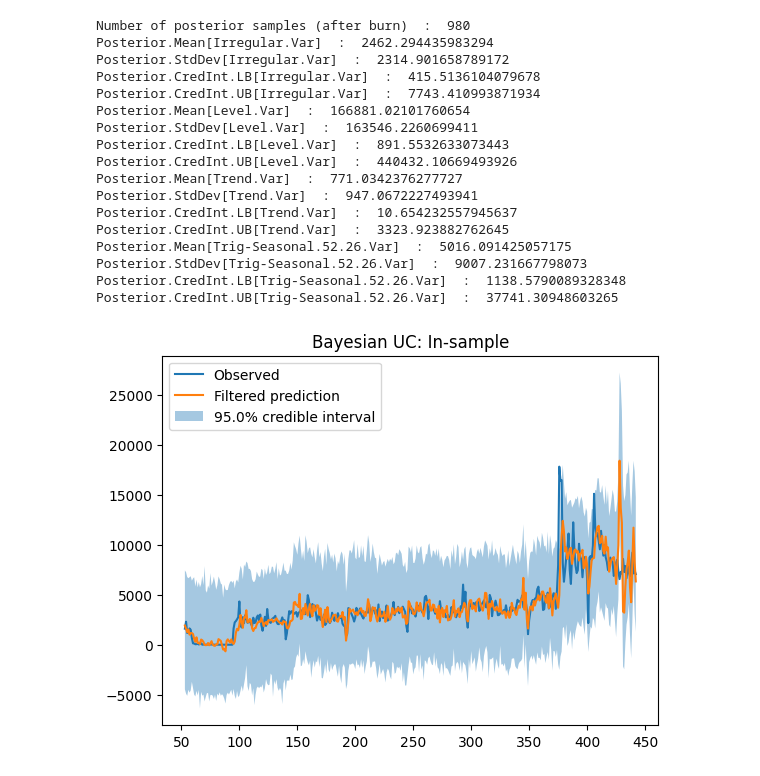
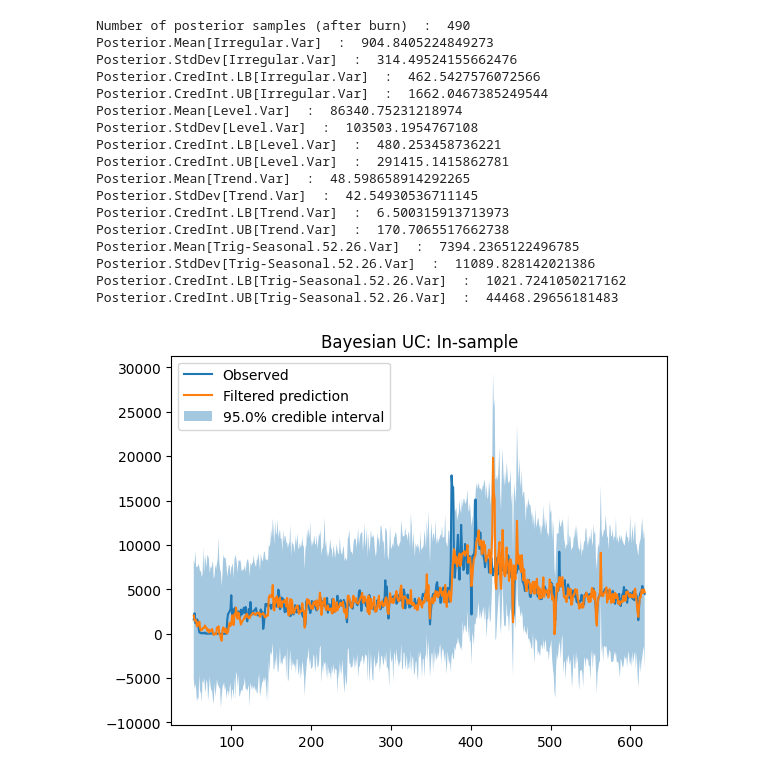
Before and after one commit to akmiller01/bse-transformer-seminar, a Jupyter notebook: buc.ipynb, the cells around one changed output. Drawn from its saved outputs; the diff is of its cells as text; code cells hidden in the pictures.

```diff
--- a/buc.ipynb
+++ b/buc.ipynb
@@ -3,8 +3,6 @@ from pybuc import buc
 import numpy as np
 import pandas as pd
 import matplotlib.pyplot as plt
-from statsmodels.tsa.statespace.sarimax import SARIMAX
-from statsmodels.tsa.statespace.structural import UnobservedComponents
 from datetime import datetime
 
 
@@ -20,7 +18,7 @@ def parser(x):
 
 series = pd.read_csv('data/visitors.csv', header=0, parse_dates=[0], index_col=0, date_parser=parser)
 series.index = series.index.to_period('W')
-hold_out_size = int(series.shape[0] * 0.34)
+hold_out_size = 52
 series = series.astype(float)
 
 # Create train and test sets
@@ -29,50 +27,50 @@ y_test = series.iloc[-hold_out_size:]
 # %%
 bayes_uc = buc.BayesianUnobservedComponents(response=y_train,
                                             level=True, stochastic_level=True,
                                             trend=True, stochastic_trend=True,
                                             trig_seasonal=((52, 0),), stochastic_trig_seasonal=(True,),
                                             seed=123)
-post = bayes_uc.sample(1000)
-mcmc_burn = 20
+post = bayes_uc.sample(500)
+mcmc_burn = 10
 
 # Print summary of estimated parameters
 for key, value in bayes_uc.summary(burn=mcmc_burn).items():
     print(key, ' : ', value)
 
 # Plot in-sample fit against actuals
 bayes_uc.plot_post_pred_dist(burn=mcmc_burn)
 plt.title('Bayesian UC: In-sample')
 plt.show()
 
 # Plot time series components
 bayes_uc.plot_components(burn=mcmc_burn, smoothed=True)
 plt.show()
 
 # Plot trace of posterior
 bayes_uc.plot_trace(burn=mcmc_burn)
 plt.show()
 
 # Get and plot forecast
 forecast, _ = bayes_uc.forecast(hold_out_size, mcmc_burn)
 forecast_mean = np.mean(forecast, axis=0)
 forecast_l95 = np.quantile(forecast, 0.025, axis=0).flatten()
 forecast_u95 = np.quantile(forecast, 0.975, axis=0).flatten()
 # %% [output]
-Number of posterior samples (after burn)  :  980
-Posterior.Mean[Irregular.Var]  :  2462.294435983294
-Posterior.StdDev[Irregular.Var]  :  2314.901658789172
-Posterior.CredInt.LB[Irregular.Var]  :  415.5136104079678
-Posterior.CredInt.UB[Irregular.Var]  :  7743.410993871934
-Posterior.Mean[Level.Var]  :  166881.02101760654
-Posterior.StdDev[Level.Var]  :  163546.2260699411
-Posterior.CredInt.LB[Level.Var]  :  891.5532633073443
-Posterior.CredInt.UB[Level.Var]  :  440432.10669493926
-Posterior.Mean[Trend.Var]  :  771.0342376277727
-Posterior.StdDev[Trend.Var]  :  947.0672227493941
-Posterior.CredInt.LB[Trend.Var]  :  10.654232557945637
-Posterior.CredInt.UB[Trend.Var]  :  3323.923882762645
-Posterior.Mean[Trig-Seasonal.52.26.Var]  :  5016.091425057175
-Posterior.StdDev[Trig-Seasonal.52.26.Var]  :  9007.231667798073
-Posterior.CredInt.LB[Trig-Seasonal.52.26.Var]  :  1138.5790089328348
-Posterior.CredInt.UB[Trig-Seasonal.52.26.Var]  :  37741.30948603265
+Number of posterior samples (after burn)  :  490
+Posterior.Mean[Irregular.Var]  :  904.8405224849273
+Posterior.StdDev[Irregular.Var]  :  314.49524155662476
+Posterior.CredInt.LB[Irregular.Var]  :  462.5427576072566
+Posterior.CredInt.UB[Irregular.Var]  :  1662.0467385249544
+Posterior.Mean[Level.Var]  :  86340.75231218974
+Posterior.StdDev[Level.Var]  :  103503.1954767108
+Posterior.CredInt.LB[Level.Var]  :  480.253458736221
+Posterior.CredInt.UB[Level.Var]  :  291415.1415862781
+Posterior.Mean[Trend.Var]  :  48.598658914292265
+Posterior.StdDev[Trend.Var]  :  42.54930536711145
+Posterior.CredInt.LB[Trend.Var]  :  6.500315913713973
+Posterior.CredInt.UB[Trend.Var]  :  170.7065517662738
+Posterior.Mean[Trig-Seasonal.52.26.Var]  :  7394.2365122496785
+Posterior.StdDev[Trig-Seasonal.52.26.Var]  :  11089.828142021386
+Posterior.CredInt.LB[Trig-Seasonal.52.26.Var]  :  1021.7241050217162
+Posterior.CredInt.UB[Trig-Seasonal.52.26.Var]  :  44468.29656181483
-[figure, old version]
+[figure, new version]
```
Also changed, not shown: parts of 2 cells of this notebook, 2 other files.
